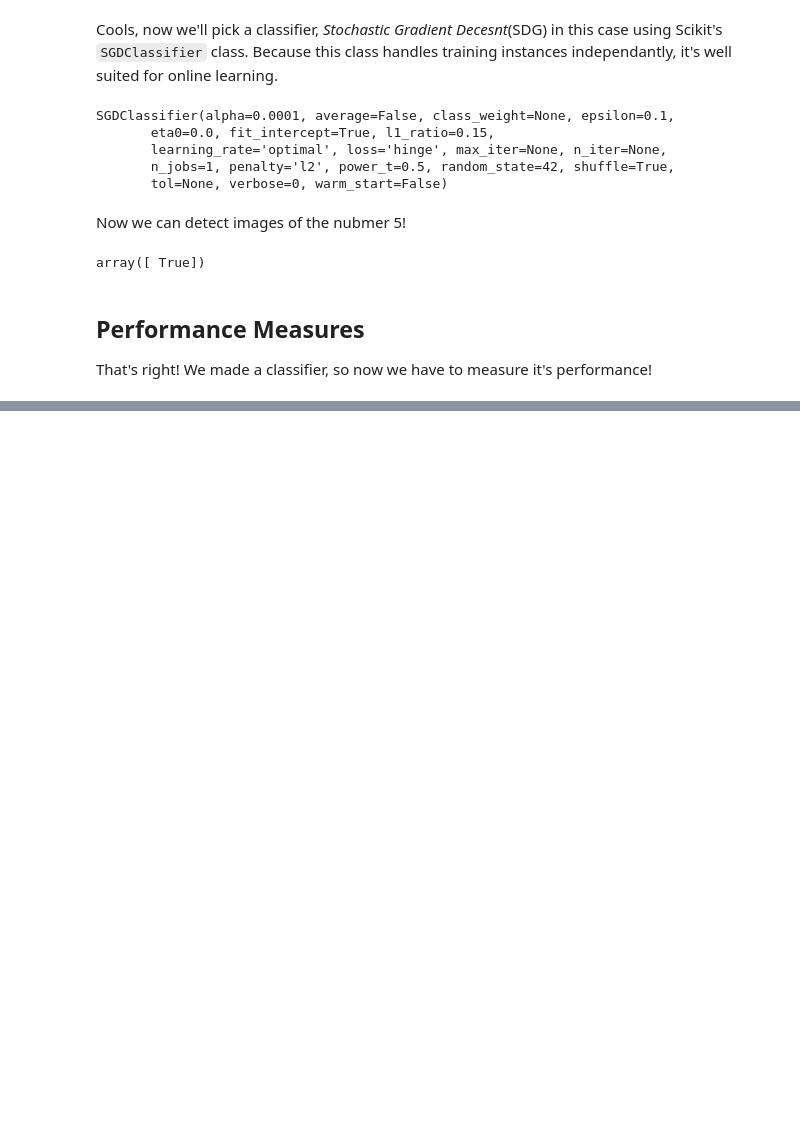
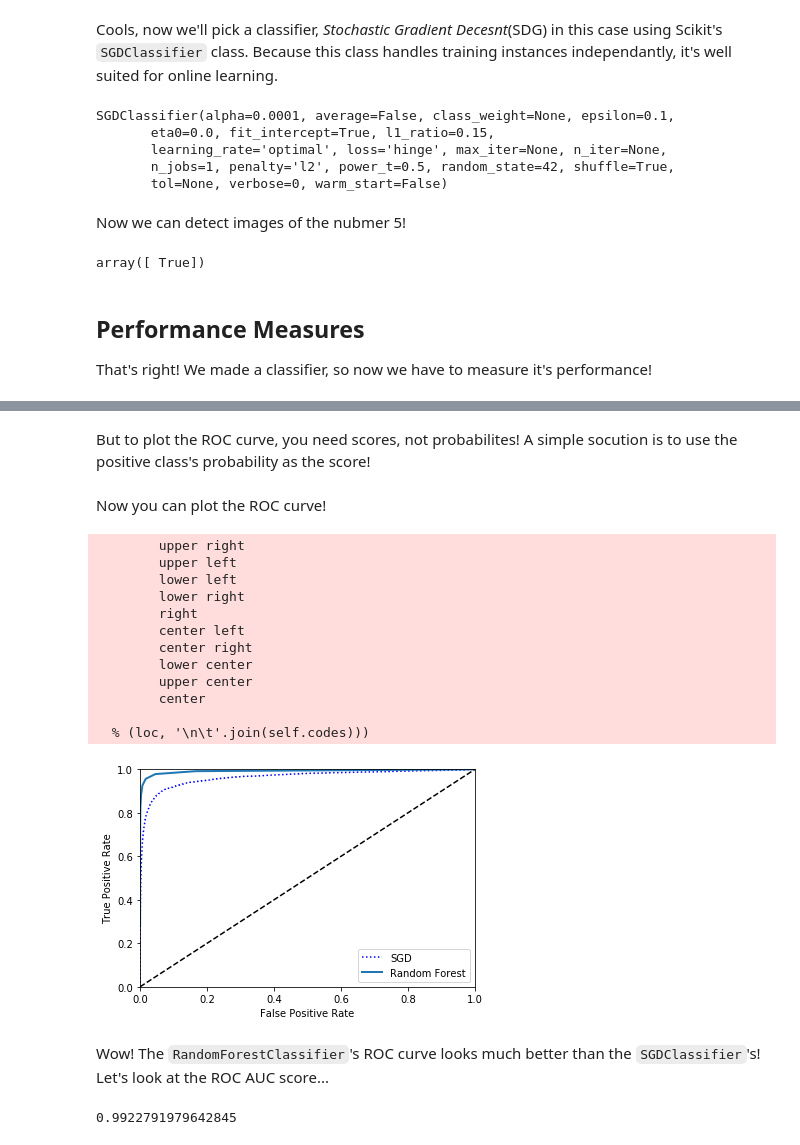
Before and after one commit to MartinFlores751/ML-Practice, a Jupyter notebook: chap-3/MNIST.ipynb, the cells around one changed output, grey strips where cells are left out. Cells and saved outputs as stored; diff of their text form; code cells hidden in the pictures; blank space fills up the shorter version.

```diff
--- a/chap-3/MNIST.ipynb
+++ b/chap-3/MNIST.ipynb
@@ -93,0 +313,38 @@ That's right! We made a classifier, so now we have to measure it's performance!
+# %%
+from sklearn.ensemble import RandomForestClassifier
+
+forest_clf = RandomForestClassifier(random_state=42)
+y_probas_forest = cross_val_predict(forest_clf, X_train, y_train_5, cv=3,
+                                   method="predict_proba")
+# %% [markdown]
+But to plot the ROC curve, you need scores, not probabilites! A simple socution is to use the positive class's probability as the score!
+# %%
+y_scores_forest = y_probas_forest[:, 1]  # score = proba of posotive class
+fpr_forest, tpr_forest, thresholds_forest = roc_curve(y_train_5, y_scores_forest)
+# %% [markdown]
+Now you can plot the ROC curve!
+# %%
+plt.plot(fpr, tpr, "b:", label="SGD")
+plot_roc_curve(fpr_forest, tpr_forest, "Random Forest")
+plt.legend(loc="bottom right")
+plt.show()
+# %% [output]
+        upper right
+        upper left
+        lower left
+        lower right
+        right
+        center left
+        center right
+        lower center
+        upper center
+        center
+
+  % (loc, '\n\t'.join(self.codes)))
+[figure, added]
+# %% [markdown]
+Wow! The `RandomForestClassifier`'s ROC curve looks much better than the `SGDClassifier`'s! Let's look at the ROC AUC score...
+# %%
+roc_auc_score(y_train_5, y_scores_forest)
+# %% [output]
+0.9922791979642845
```
Also changed, not shown: parts of 75 cells of this notebook.
